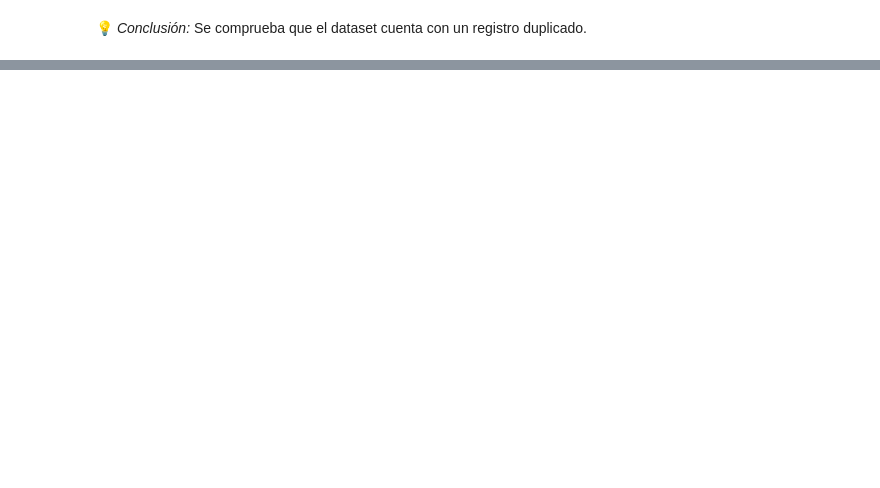
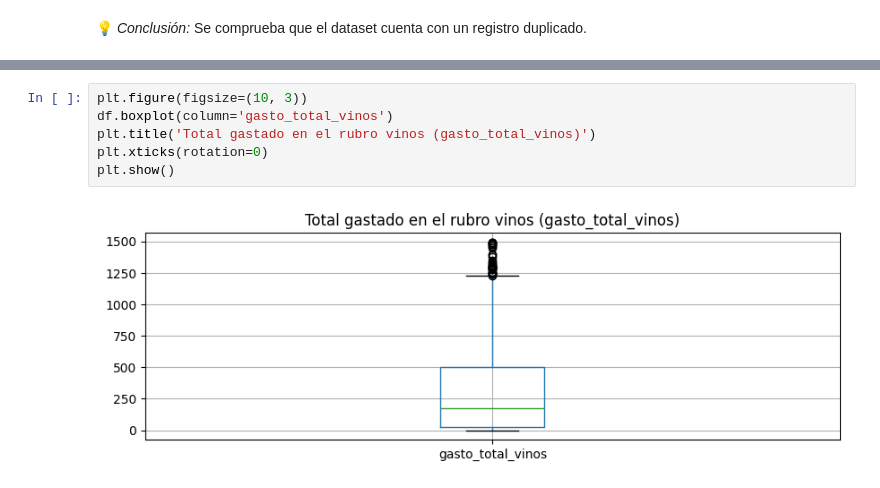
Before and after one commit to chetincho/proyecto_data_science_ii, a Jupyter notebook: main.ipynb, the cells around one changed output, grey strips where cells are left out. Cells and saved outputs as stored; diff of their text form; blank space fills up the shorter version.

```diff
--- a/main.ipynb
+++ b/main.ipynb
@@ -188,0 +232,8 @@ Total de registros duplicados: 1
+# %%
+plt.figure(figsize=(10, 3))
+df.boxplot(column='gasto_total_vinos')
+plt.title('Total gastado en el rubro vinos (gasto_total_vinos)')
+plt.xticks(rotation=0)
+plt.show()
+# %% [output]
+[figure, added]
```
Also changed, not shown: parts of 50 cells of this notebook.
